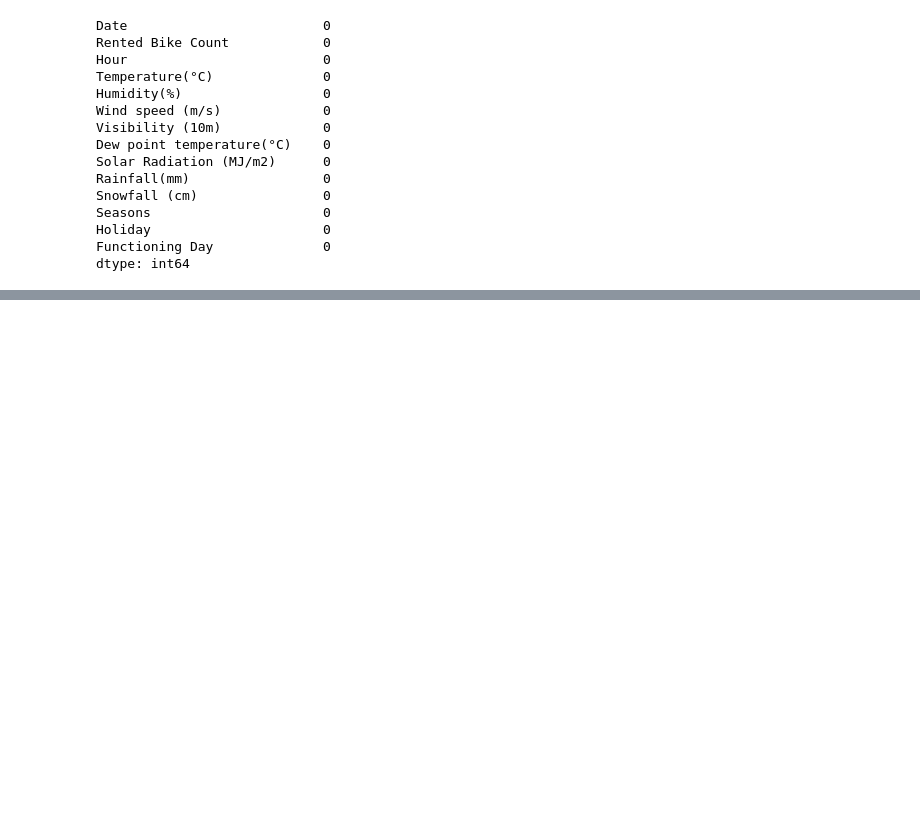
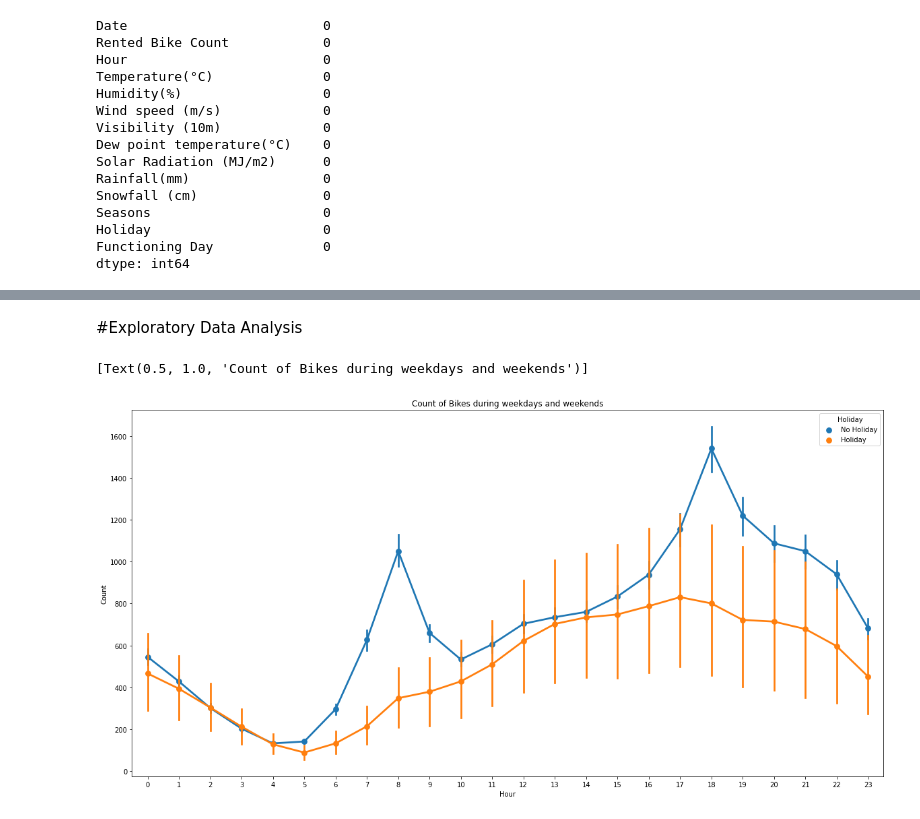
Before and after one commit to rohitrv8922/Bike-Sharing-Demand-Prediction, a Jupyter notebook: ROHIT_VERMA_(Bike_Sharing_Demand_Prediction_Capstone_Project).ipynb, the cells around one changed output, grey strips where cells are left out. Cells and saved outputs as stored; diff of their text form; code cells hidden in the pictures; blank space fills up the shorter version.

```diff
--- a/ROHIT_VERMA_(Bike_Sharing_Demand_Prediction_Capstone_Project).ipynb
+++ b/ROHIT_VERMA_(Bike_Sharing_Demand_Prediction_Capstone_Project).ipynb
@@ -146,2 +168,0 @@ bike_data.head()
-# %%
-bike_data = bike_data.drop(columns=['instant', 'dteday', 'year'])
@@ -149,0 +178,2 @@ KeyError: ignored
+# %%
+bike_data.dropna(axis=1,how='all',thresh=None,subset=None,inplace=False)
@@ -149,0 +203,3 @@ KeyError: ignored
+# %%
+bike_data=bike_data.rename(columns={'Rented Bike Count':'Count','Wind speed (m/s)':'Windspeed','Dew point temperature(°C)':'Dewpoint','Functioning Day':'FunctionDay'})
+bike_data.head()
@@ -149,0 +213,6 @@ KeyError: ignored
+# %%
+#Change int columns into category
+cols=['Seasons','Date','Hour','Holiday','Function']
+for col in cols:
+  bike_data[col]=bike_data[col].astype('category')
+  bike_data.info()
@@ -149,0 +237,9 @@ KeyError: ignored
+# %% [markdown]
+#Exploratory Data Analysis
+# %%
+fig,ax=plt.subplots(figsize=(20,10))
+sns.pointplot(data=bike_data,x='Hour',y='Count',hue='Holiday',Workday='FunctionDay',ax=ax)
+ax.set(title='Count of Bikes during weekdays and weekends')
+# %% [output]
+[Text(0.5, 1.0, 'Count of Bikes during weekdays and weekends')]
+[figure, added]
```
Also changed, not shown: parts of 20 cells of this notebook.
